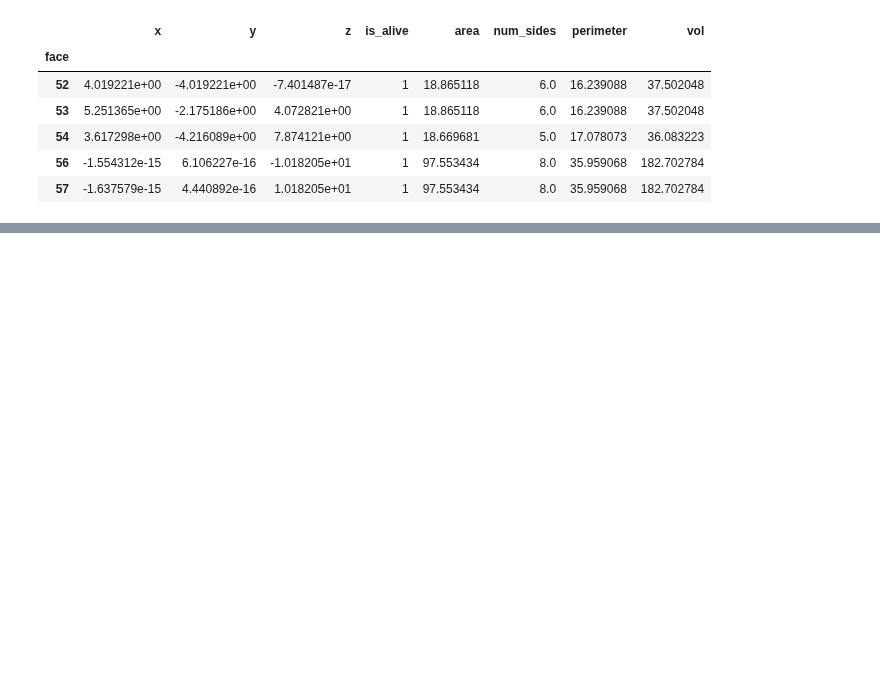
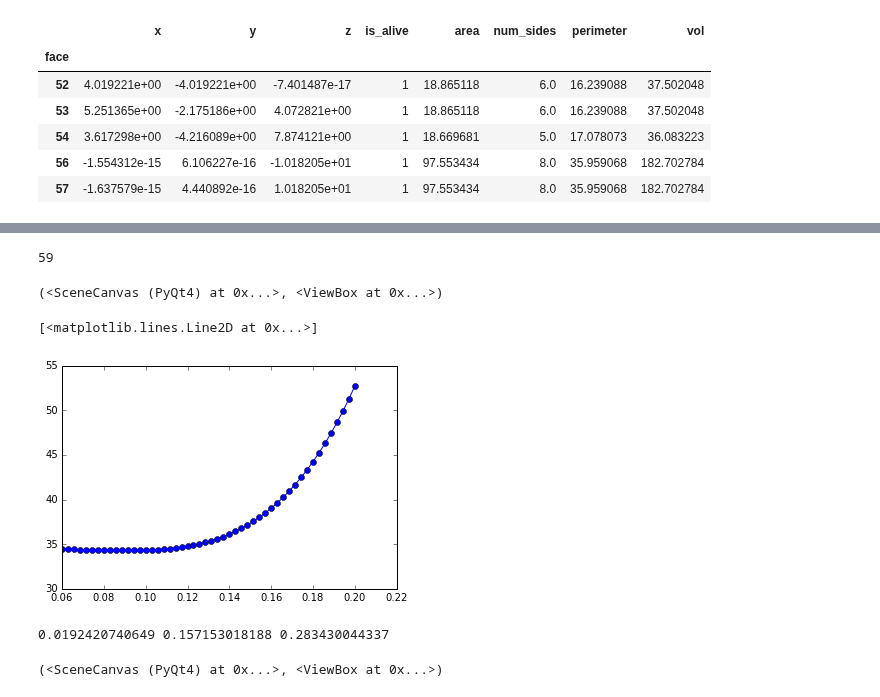
Before and after one commit to glyg/notebooks, a Jupyter notebook: tyssue/Ellipsoid.ipynb, the cells around one changed output, grey strips where cells are left out. Saved outputs shown, nothing was run; the diff lists cells and outputs as text; code cells hidden in the pictures; blank space fills up the shorter version.

```diff
--- a/tyssue/Ellipsoid.ipynb
+++ b/tyssue/Ellipsoid.ipynb
@@ -123,2 +107,6 @@ KeyError: 'the label [edge] is not in the [columns]'
 # %%
 geom.update_all(sheet)
+# %%
+cell_division(sheet, right_face, geom)
+# %% [output]
+59
@@ -124,0 +116,4 @@ geom.update_all(sheet)
+# %%
+vp_view(sheet, **draw_specs)
+# %% [output]
+(<SceneCanvas (PyQt4) at 0x...>, <ViewBox at 0x...>)
@@ -124,0 +188,19 @@ geom.update_all(sheet)
+# %%
+energies = []
+deltas = np.linspace(0.06, 0.2)
+for delta in deltas:
+    BulkGeometry.scale(mono, delta,
+                       mono.coords)
+    BulkGeometry.update_all(mono)
+    energies.append(BulkModel.compute_energy(mono))
+    BulkGeometry.scale(mono, 1/delta,
+                       mono.coords)
+    BulkGeometry.update_all(mono)
+
+
+fig, ax = plt.subplots()
+
+ax.plot(deltas, energies, 'o-')
+# %% [output]
+[<matplotlib.lines.Line2D at 0x...>]
+[figure, added]
@@ -124,0 +212,6 @@ geom.update_all(sheet)
+# %%
+print(mono.face_df.loc[mono.apical_faces, 'area'].min(),
+      mono.face_df.loc[mono.basal_faces, 'area'].min(),
+      mono.face_df.loc[mono.sagittal_faces, 'area'].min())
+# %% [output]
+0.0192420740649 0.157153018188 0.283430044337
@@ -124,0 +222,4 @@ geom.update_all(sheet)
+# %%
+vp_view(mono)
+# %% [output]
+(<SceneCanvas (PyQt4) at 0x...>, <ViewBox at 0x...>)
```
Also changed, not shown: parts of 16 cells of this notebook, 5 other files.
